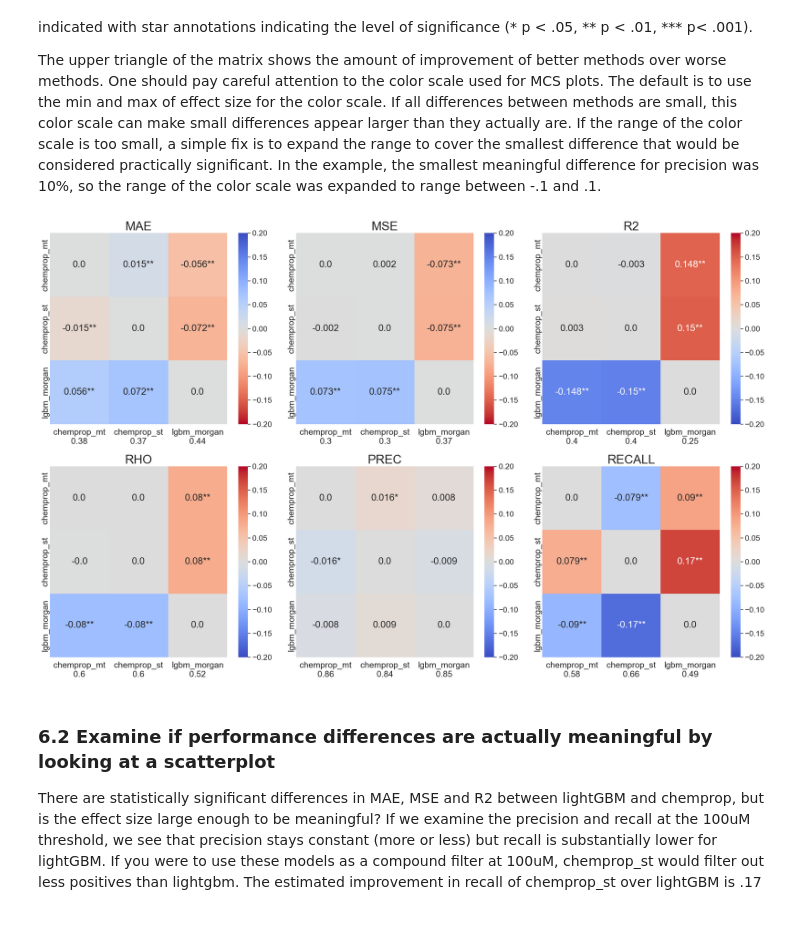
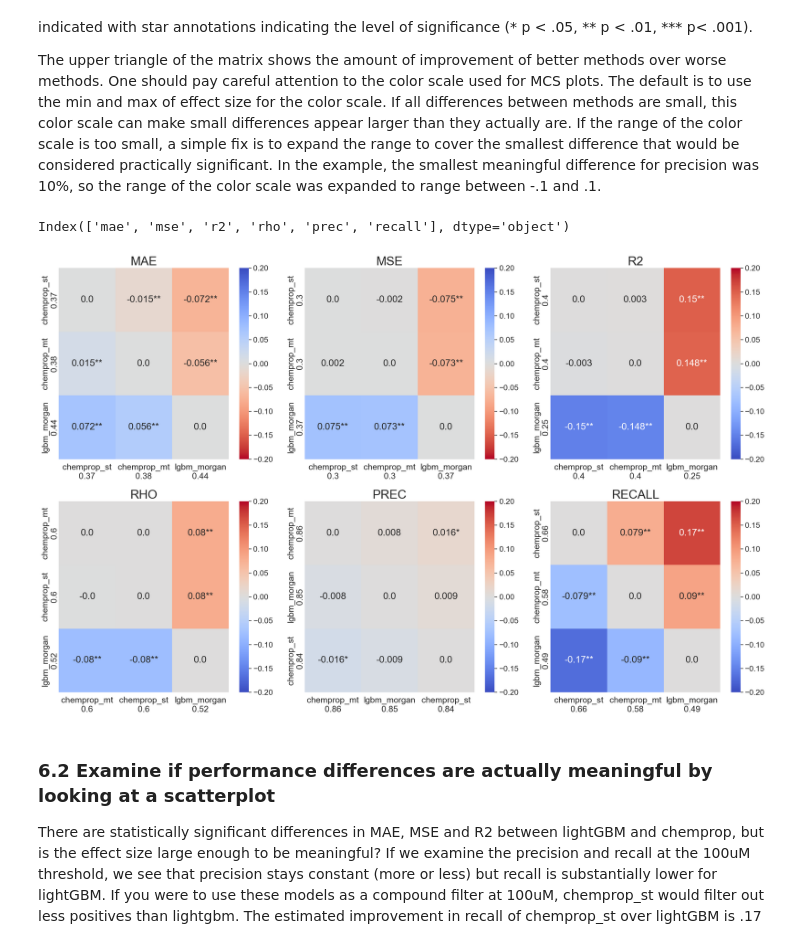
Before and after one commit to polaris-hub/polaris-method-comparison, a Jupyter notebook: ADME_example/regression_refactor.ipynb, the cells around one changed output. Saved outputs shown, nothing was run; the diff lists cells and outputs as text; code cells hidden in the pictures.

```diff
--- a/ADME_example/regression_refactor.ipynb
+++ b/ADME_example/regression_refactor.ipynb
@@ -19,7 +19,7 @@ This is primary statistical testing workflow we are recommending.  This should w
   ### 1. Read in data
 # %%
 df_input = pd.read_csv("Sol_results.csv")
-df_input = df_input[df_input['dset'] != 'train']
+df_input = df_input[df_input['dset'] == 'test']
 
 methods = list(df_input.columns[-3:])
 df_melted = pd.melt(df_input, id_vars=['fold', 'group', 'SMILES', 'Sol'],
@@ -194,14 +172,18 @@ Next we recommend useful plots for presenting the results of the pairwise compar
 We call our extension a multiple comparisons similarity (MCS) plot.  Methods on the rows and columns are sorted by average performance, and performance estimates are provided in the margins. The top left block of methods without statistically significant differences are the plausible top performers. Cells are colored by the difference in average performance between methods. Statistical significance is indicated with star annotations indicating the level of significance (* p < .05, ** p < .01, *** p< .001).
 
 The upper triangle of the matrix shows the amount of improvement of better methods over worse methods.  One should pay careful attention to the color scale used for MCS plots. The default is to use the min and max of effect size for the color scale. If all differences between methods are small, this color scale can make small differences appear larger than they actually are. If the range of the color scale is too small, a simple fix is to expand the range to cover the smallest difference that would be considered practically significant. In the example, the smallest meaningful difference for precision was 10%, so the range of the color scale was expanded to range between -.1 and .1.
+# %%
+metric_ls
+# %% [output]
+Index(['mae', 'mse', 'r2', 'rho', 'prec', 'recall'], dtype='object')
 # %%
 direction_dict = {'r2': 'maximize', 'rho': 'maximize', 'prec': 'maximize', 'recall': 'maximize', 'mae': 'minimize',
                   'mse': 'minimize'}
 effect_dict = {'r2': .2, 'rho': .2, 'prec': .2, 'recall': .2, 'mae': .2, 'mse': .2}
 make_mcs_plot_grid(df_scaffold_split, metric_ls, group_col="method", direction_dict=direction_dict, effect_dict=effect_dict,
-                   figsize=(22, 14), cell_text_size=20, axis_text_size=18, title_text_size=26, show_diff=True);
+                   figsize=(22, 14), cell_text_size=20, axis_text_size=18, title_text_size=26, show_diff=True, sort_axes=True)
 # %% [output]
-[figure, old version]
+[figure, new version]
 # %% [markdown]
 ### 6.2 Examine if performance differences are actually meaningful by looking at a scatterplot
 
```
Also changed, not shown: parts of 6 cells of this notebook, 1 other file.
